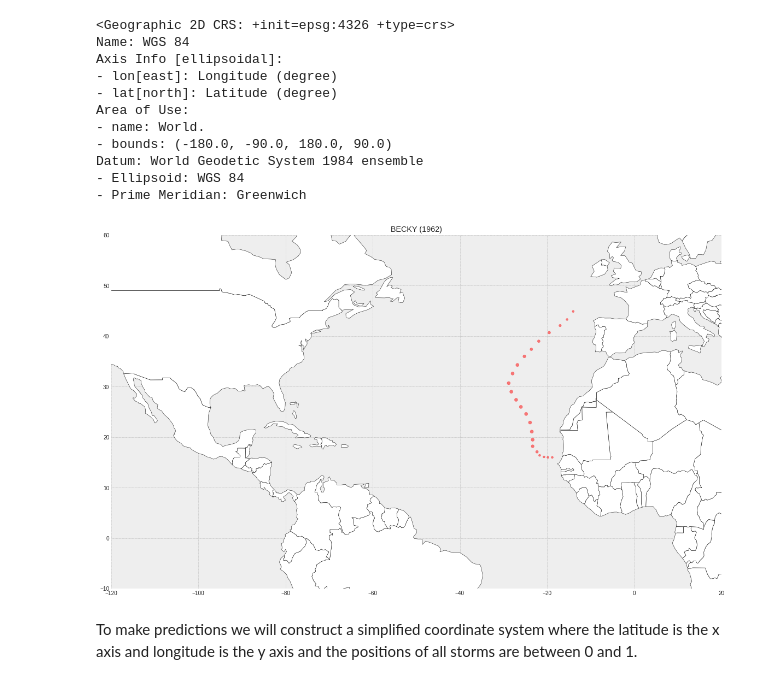
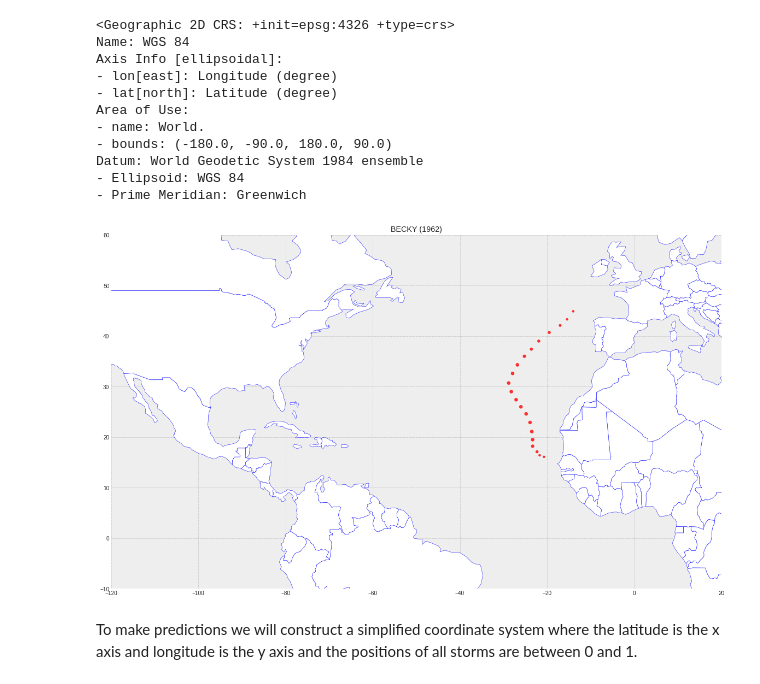
Before and after one commit to manishmawatwal/DataScience, a Jupyter notebook: Predicting_trajectories_of_atlantic_hurricanes.ipynb, the cells around one changed output. Saved outputs shown, nothing was run; the diff lists cells and outputs as text; code cells hidden in the pictures.

```diff
--- a/Predicting_trajectories_of_atlantic_hurricanes.ipynb
+++ b/Predicting_trajectories_of_atlantic_hurricanes.ipynb
@@ -308,13 +310,13 @@ Datum: World Geodetic System 1984 ensemble
 world = gpd.read_file(gpd.datasets.get_path('naturalearth_lowres'))
 # %%
 #print the track of any cyclone using its id
-ax = world.plot(color='white', edgecolor='black', figsize=(20,15))
-_ = gdf[gdf['ID'] == 'AL021962'].plot(ax=ax, c='r', markersize='Maximum Wind', alpha=0.5)
-_ = plt.xlim(-120, 20)
-_ = plt.ylim(-10, 60)
+ax = world.plot(color='white', edgecolor='blue', figsize=(20,15))
+_ = gdf[gdf['ID'] == 'AL021962'].plot(ax=ax, c='r', markersize='Maximum Wind', alpha=0.8)   #dots thickness is proportional to the wind speed
+_ = plt.xlim(-120, 20)  #longitude
+_ = plt.ylim(-10, 60)   #latitude
 _ = plt.title(f'{gdf[gdf["ID"]=="AL021962"].Name.unique()[0]} ({gdf[gdf["ID"]=="AL021962"].Datetime.dt.year.unique()[0]})')
 # %% [output]
-[figure, old version]
+[figure, new version]
 # %% [markdown]
 To make predictions we will construct a simplified coordinate system where the latitude is the x axis and longitude is the y axis and the positions of all storms are between 0 and 1.
 # %%
```
Also changed, not shown: parts of 7 cells of this notebook.
